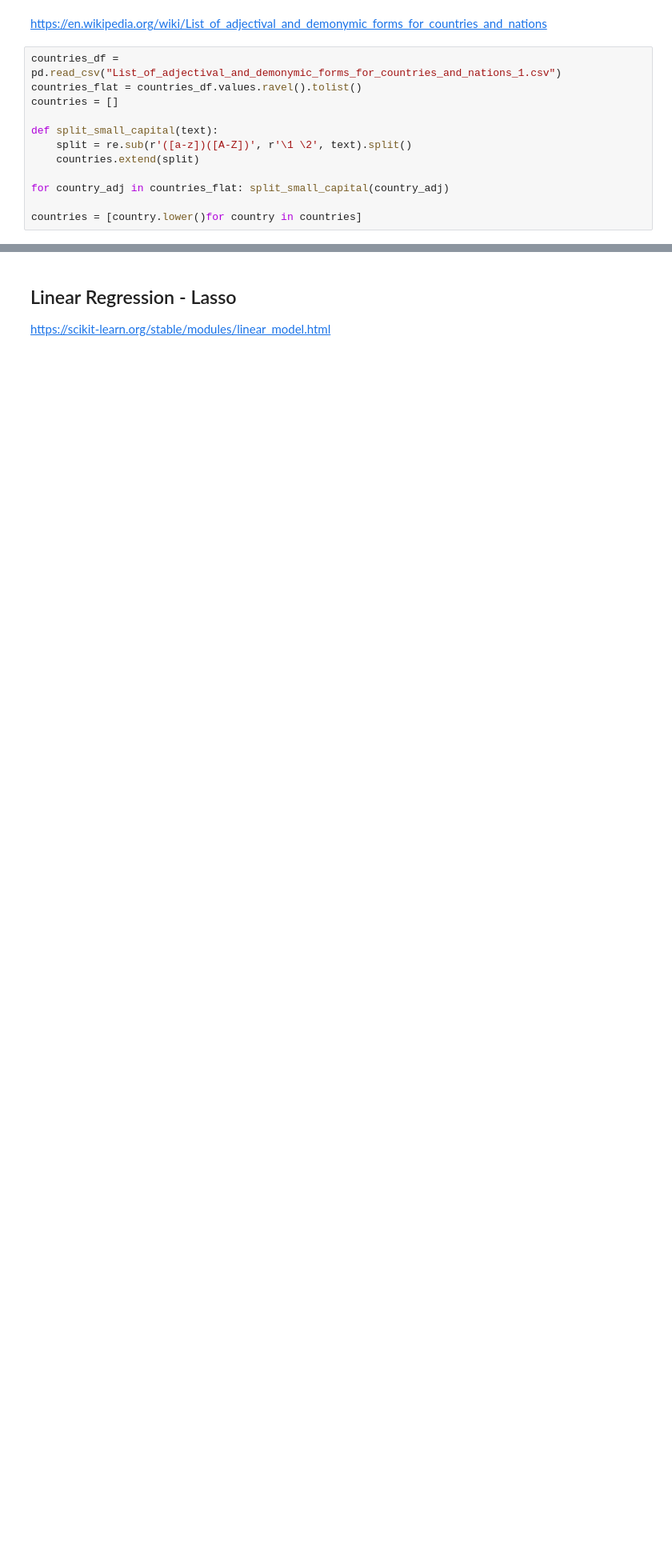
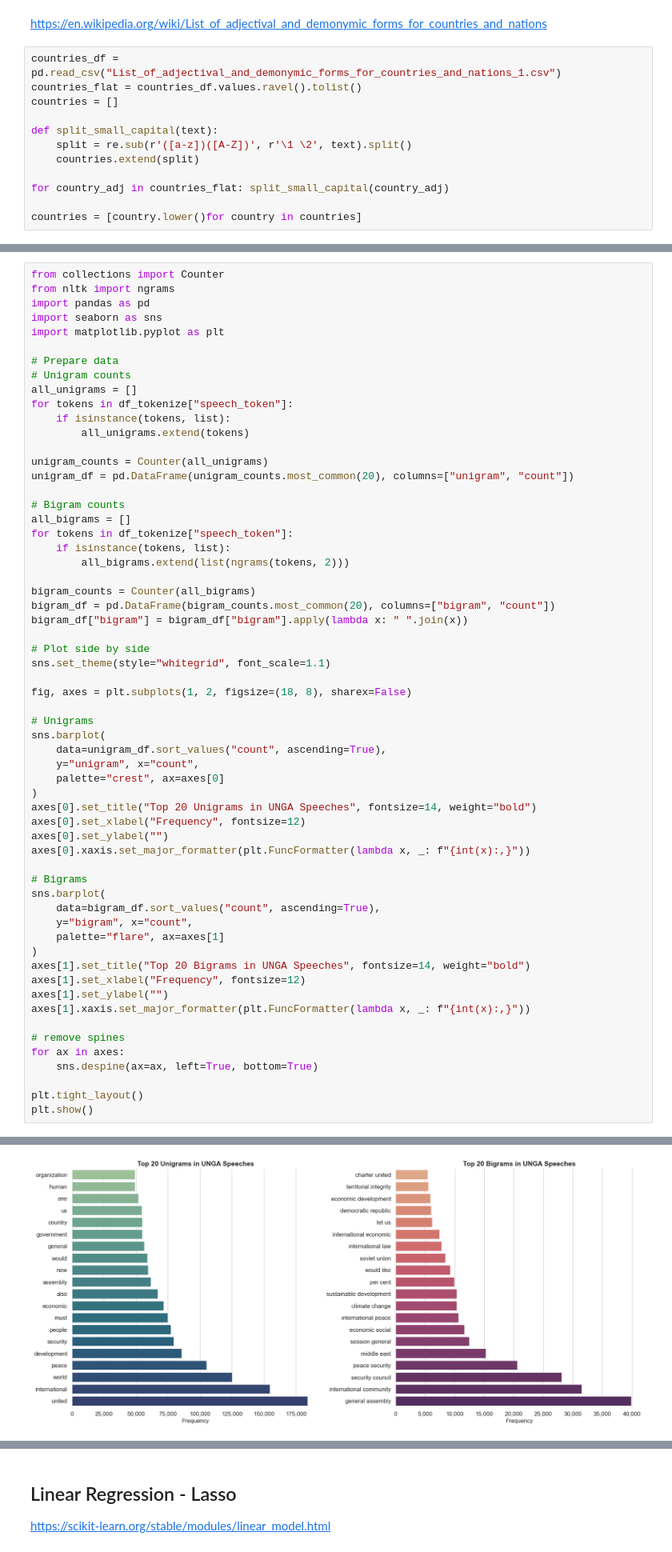
Before and after one commit to ileshyadav2002/FDS_ASSIGNMENT1, a Jupyter notebook: TD_IDF.ipynb, the cells around one changed output, grey strips where cells are left out. Shown at 80% size. Cells and saved outputs as stored; diff of their text form; blank space fills up the shorter version.

```diff
--- a/TD_IDF.ipynb
+++ b/TD_IDF.ipynb
@@ -165,0 +158,61 @@ session general              1335
+# %%
+from collections import Counter
+from nltk import ngrams
+import pandas as pd
+import seaborn as sns
+import matplotlib.pyplot as plt
+
+# Prepare data
+# Unigram counts
+all_unigrams = []
+for tokens in df_tokenize["speech_token"]:
+    if isinstance(tokens, list):
+        all_unigrams.extend(tokens)
+
+unigram_counts = Counter(all_unigrams)
+unigram_df = pd.DataFrame(unigram_counts.most_common(20), columns=["unigram", "count"])
+
+# Bigram counts
+all_bigrams = []
+for tokens in df_tokenize["speech_token"]:
+    if isinstance(tokens, list):
+        all_bigrams.extend(list(ngrams(tokens, 2)))
+
+bigram_counts = Counter(all_bigrams)
+bigram_df = pd.DataFrame(bigram_counts.most_common(20), columns=["bigram", "count"])
+bigram_df["bigram"] = bigram_df["bigram"].apply(lambda x: " ".join(x))
+
+# Plot side by side
+sns.set_theme(style="whitegrid", font_scale=1.1)
+
+fig, axes = plt.subplots(1, 2, figsize=(18, 8), sharex=False)
+
+# Unigrams
+sns.barplot(
+    data=unigram_df.sort_values("count", ascending=True),
+    y="unigram", x="count",
+    palette="crest", ax=axes[0]
+)
+axes[0].set_title("Top 20 Unigrams in UNGA Speeches", fontsize=14, weight="bold")
+axes[0].set_xlabel("Frequency", fontsize=12)
+axes[0].set_ylabel("")
+axes[0].xaxis.set_major_formatter(plt.FuncFormatter(lambda x, _: f"{int(x):,}"))
+
+# Bigrams
+sns.barplot(
+    data=bigram_df.sort_values("count", ascending=True),
+    y="bigram", x="count",
+    palette="flare", ax=axes[1]
+)
+axes[1].set_title("Top 20 Bigrams in UNGA Speeches", fontsize=14, weight="bold")
+axes[1].set_xlabel("Frequency", fontsize=12)
+axes[1].set_ylabel("")
+axes[1].xaxis.set_major_formatter(plt.FuncFormatter(lambda x, _: f"{int(x):,}"))
+
+# remove spines
+for ax in axes:
+    sns.despine(ax=ax, left=True, bottom=True)
+
+plt.tight_layout()
+plt.show()
+# %% [output]
@@ -166 +226,2 @@ session general              1335
+[figure, added]
 # %% [markdown]
```
Also changed, not shown: parts of 47 cells of this notebook.
